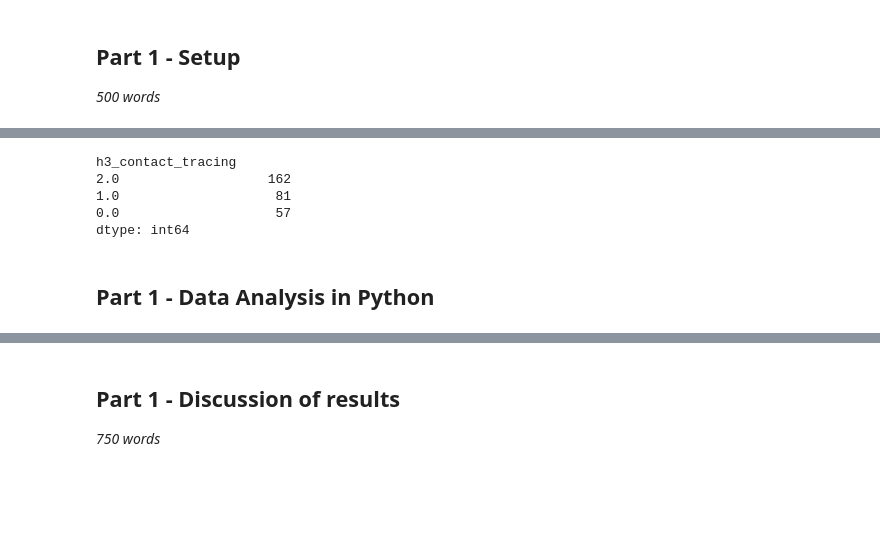
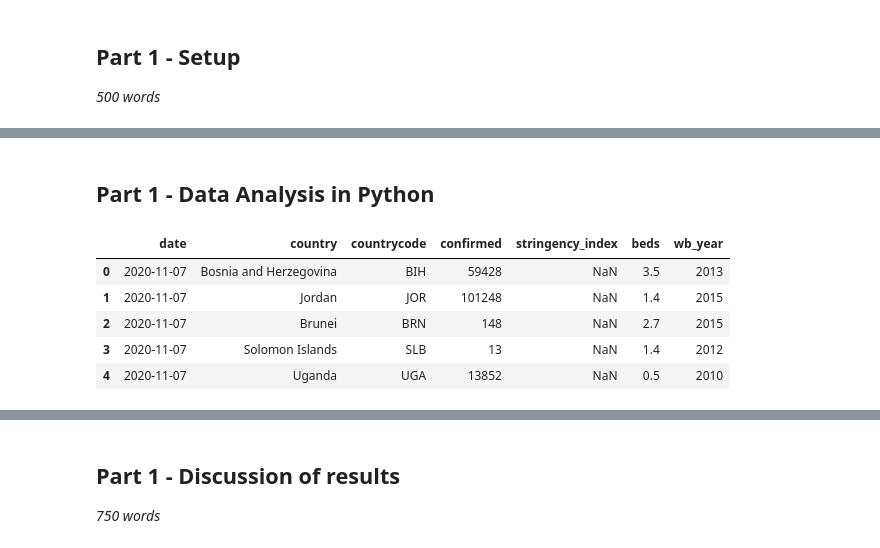
Before and after one commit to wbhz/COVID-19-Analyses, a Jupyter notebook: Willem_Zents_Fundamentals_Summative.ipynb, the cells around one changed output, grey strips where cells are left out. Cells and saved outputs as stored; diff of their text form; code cells hidden in the pictures; blank space fills up the shorter version.

```diff
--- a/Willem_Zents_Fundamentals_Summative.ipynb
+++ b/Willem_Zents_Fundamentals_Summative.ipynb
@@ -71,18 +64,27 @@ conn = psycopg2.connect(
     user='covid19',
     password='covid19')
 cur = conn.cursor()
-# %%
-# Loading one table as a test
-countrycode = "NLD"
-
-sql_command = """SELECT h3_contact_tracing FROM government_response WHERE countrycode=%(countrycode)s ORDER by date DESC"""
-df_govtrack = pd.read_sql(sql_command, conn, params={'countrycode': countrycode})
-df_govtrack.value_counts()
-# %% [output]
-h3_contact_tracing
-2.0                   162
-1.0                    81
-0.0                    57
-dtype: int64
 # %% [markdown]
 ## Part 1 - Data Analysis in Python
+# %%
+sql_command = """
+SELECT government_response.date, government_response.country, government_response.countrycode, epidemiology.confirmed, government_response.stringency_index, world_bank.value AS Beds, world_bank.year AS wb_year
+FROM government_response
+INNER JOIN world_bank ON government_response.countrycode = world_bank.countrycode
+INNER JOIN epidemiology ON government_response.countrycode = epidemiology.countrycode AND government_response.date = epidemiology.date
+WHERE world_bank.indicator_name = 'Hospital beds (per 1,000 people)' AND epidemiology.source = 'WRD_WHO'
+ORDER BY government_response.date DESC
+"""
+# Excluding countries with hospital statistics more than 10 years outdated
+# We start looking from first confirmed country
+# WRD_who
+
+df = pd.read_sql(sql_command, conn)
+df.head()
+# %% [output]
+|  | date | country | countrycode | confirmed | stringency_index | beds | wb_year |
+| 0 | 2020-11-07 | Bosnia and Herzegovina | BIH | 59428 | NaN | 3.5 | 2013 |
+| 1 | 2020-11-07 | Jordan | JOR | 101248 | NaN | 1.4 | 2015 |
+| 2 | 2020-11-07 | Brunei | BRN | 148 | NaN | 2.7 | 2015 |
+| 3 | 2020-11-07 | Solomon Islands | SLB | 13 | NaN | 1.4 | 2012 |
+| 4 | 2020-11-07 | Uganda | UGA | 13852 | NaN | 0.5 | 2010 |
```
Also changed, not shown: parts of 8 cells of this notebook.
